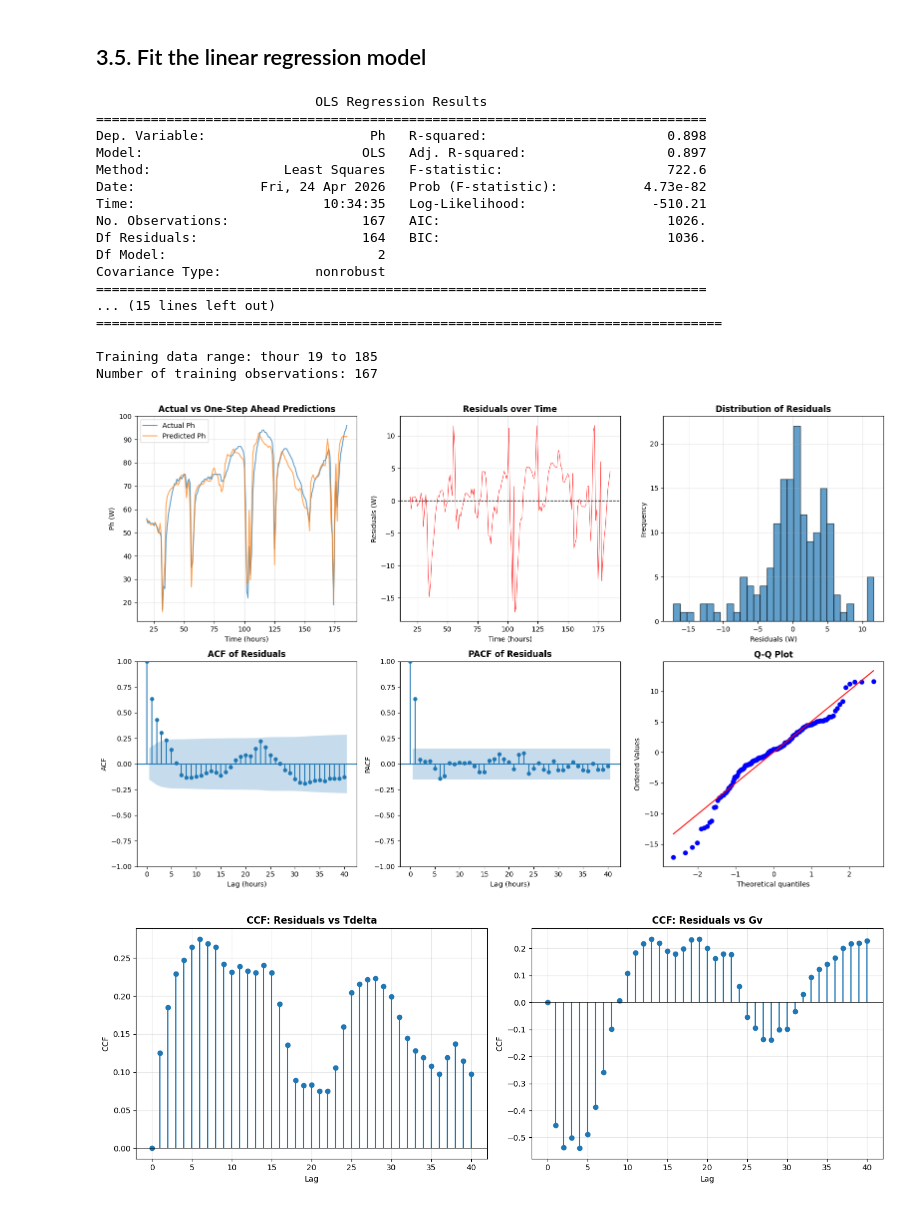
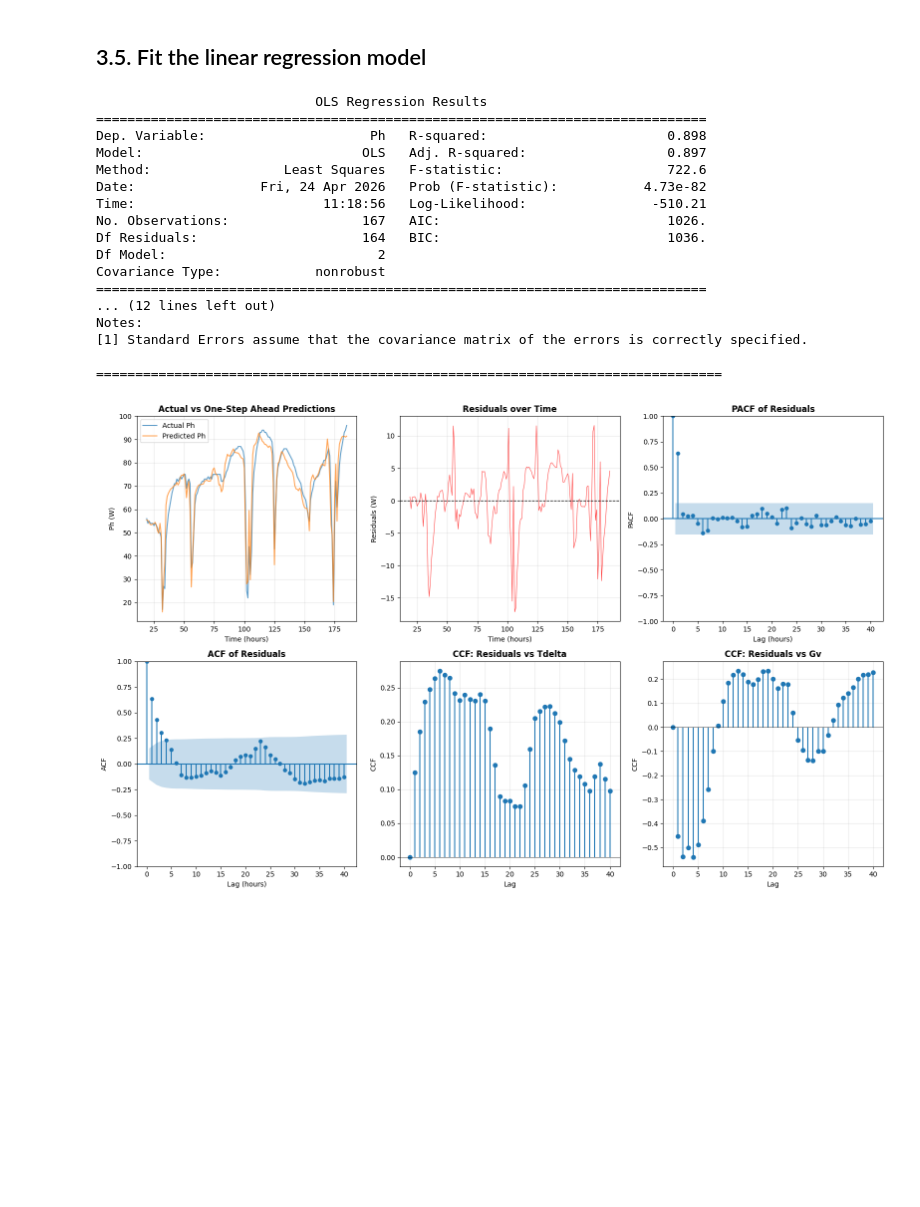
Before and after one commit to JesperDTU/TimeSeriesAnalysis_Assignments, a Jupyter notebook: Assignment3/Task3.ipynb, the cells around one changed output. Saved outputs shown, nothing was run; the diff lists cells and outputs as text; code cells hidden in the pictures; blank space fills up the shorter version.

```diff
--- a/Assignment3/Task3.ipynb
+++ b/Assignment3/Task3.ipynb
@@ -257,12 +190,7 @@ print("\n" + "="*80 + "\n")
 predictions = model.fittedvalues
 residuals = model.resid
 
-# Verify and plot only training set
-print(f"Training data range: thour {y.index.min()} to {y.index.max()}")
-print(f"Number of training observations: {len(y)}")
-
-
-# Create comprehensive diagnostic plots
+# Create single comprehensive diagnostic figure
 fig, axes = plt.subplots(2, 3, figsize=(16, 10))
 
 # 1. Actual vs Predicted
@@ -271,7 +199,6 @@ axes[0, 0].plot(predictions.index, predictions.values, label='Predicted Ph', lin
 axes[0, 0].set_title('Actual vs One-Step Ahead Predictions', fontsize=12, fontweight='bold')
 axes[0, 0].set_xlabel('Time (hours)')
 axes[0, 0].set_ylabel('Ph (W)')
-#axes[0, 0].set_xlim(left=0, right=167)
 axes[0, 0].legend()
 axes[0, 0].grid(True, alpha=0.3)
 
@@ -283,12 +210,11 @@ axes[0, 1].set_xlabel('Time (hours)')
 axes[0, 1].set_ylabel('Residuals (W)')
 axes[0, 1].grid(True, alpha=0.3)
 
-# 3. Histogram of residuals
-axes[0, 2].hist(residuals, bins=30, edgecolor='black', alpha=0.7)
-axes[0, 2].set_title('Distribution of Residuals', fontsize=12, fontweight='bold')
-axes[0, 2].set_xlabel('Residuals (W)')
-axes[0, 2].set_ylabel('Frequency')
-axes[0, 2].grid(True, alpha=0.3)
+# 3. PACF of residuals
+sm.graphics.tsa.plot_pacf(residuals.dropna(), lags=40, ax=axes[0, 2], method='ywm')
+axes[0, 2].set_title('PACF of Residuals', fontsize=12, fontweight='bold')
+axes[0, 2].set_xlabel('Lag (hours)')
+axes[0, 2].set_ylabel('PACF')
 
 # 4. ACF of residuals
 sm.graphics.tsa.plot_acf(residuals.dropna(), lags=40, ax=axes[1, 0])
@@ -296,78 +222,60 @@ axes[1, 0].set_title('ACF of Residuals', fontsize=12, fontweight='bold')
 axes[1, 0].set_xlabel('Lag (hours)')
 axes[1, 0].set_ylabel('ACF')
 
-# 5. PACF of residuals
-sm.graphics.tsa.plot_pacf(residuals.dropna(), lags=40, ax=axes[1, 1], method='ywm')
-axes[1, 1].set_title('PACF of Residuals', fontsize=12, fontweight='bold')
-axes[1, 1].set_xlabel('Lag (hours)')
-axes[1, 1].set_ylabel('PACF')
-
-# 6. Q-Q plot (normality check)
-from scipy import stats
-stats.probplot(residuals, dist="norm", plot=axes[1, 2])
-axes[1, 2].set_title('Q-Q Plot', fontsize=12, fontweight='bold')
-
-plt.tight_layout()
-plt.show()
-
-# Cross-correlation between residuals and inputs
-fig, axes = plt.subplots(1, 2, figsize=(14, 5))
-
+# 5. CCF: Residuals vs Tdelta
 tdelta_ccf = ccf(residuals, train_model_data['Tdelta'])
-gv_ccf = ccf(residuals, train_model_data['Gv'])
-
 lag_limit = 40
 lag_values = np.arange(0, lag_limit + 1)
+axes[1, 1].stem(lag_values, tdelta_ccf[:lag_limit + 1], basefmt=" ")
+axes[1, 1].axhline(y=0, color='k', linestyle='-', linewidth=0.5)
+axes[1, 1].set_title('CCF: Residuals vs Tdelta', fontsize=12, fontweight='bold')
+axes[1, 1].set_xlabel('Lag')
+axes[1, 1].set_ylabel('CCF')
+axes[1, 1].grid(True, alpha=0.3)
 
-axes[0].stem(lag_values, tdelta_ccf[:lag_limit + 1], basefmt=" ")
-axes[0].axhline(y=0, color='k', linestyle='-', linewidth=0.5)
-axes[0].set_title('CCF: Residuals vs Tdelta', fontsize=12, fontweight='bold')
-axes[0].set_xlabel('Lag')
-axes[0].set_ylabel('CCF')
-axes[0].grid(True, alpha=0.3)
-
-axes[1].stem(lag_values, gv_ccf[:lag_limit + 1], basefmt=" ")
-axes[1].axhline(y=0, color='k', linestyle='-', linewidth=0.5)
-axes[1].set_title('CCF: Residuals vs Gv', fontsize=12, fontweight='bold')
-axes[1].set_xlabel('Lag')
-axes[1].set_ylabel('CCF')
-axes[1].grid(True, alpha=0.3)
+# 6. CCF: Residuals vs Gv
+gv_ccf = ccf(residuals, train_model_data['Gv'])
+axes[1, 2].stem(lag_values, gv_ccf[:lag_limit + 1], basefmt=" ")
+axes[1, 2].axhline(y=0, color='k', linestyle='-', linewidth=0.5)
+axes[1, 2].set_title('CCF: Residuals vs Gv', fontsize=12, fontweight='bold')
+axes[1, 2].set_xlabel('Lag')
+axes[1, 2].set_ylabel('CCF')
+axes[1, 2].grid(True, alpha=0.3)
 
 plt.tight_layout()
 plt.show()
 
 # Model diagnostics
 print(f"\nModel Diagnostics:")
 print(f"R-squared: {model.rsquared:.4f}")
 print(f"Adjusted R-squared: {model.rsquared_adj:.4f}")
 print(f"Residual Std. Error: {np.sqrt(model.mse_resid):.4f}")
 print(f"Mean of Residuals: {residuals.mean():.6f}")
 print(f"Std. of Residuals: {residuals.std():.4f}")
 
 # Durbin-Watson statistic
 from statsmodels.stats.stattools import durbin_watson
 dw = durbin_watson(residuals)
 print(f"Durbin-Watson Statistic: {dw:.4f} (2.0 = no autocorrelation, <2 = positive autocorr.)")
 # %% [output]
                             OLS Regression Results
 ==============================================================================
 Dep. Variable:                     Ph   R-squared:                       0.898
 Model:                            OLS   Adj. R-squared:                  0.897
 Method:                 Least Squares   F-statistic:                     722.6
 Date:                Fri, 24 Apr 2026   Prob (F-statistic):           4.73e-82
-Time:                        10:34:35   Log-Likelihood:                -510.21
+Time:                        11:18:56   Log-Likelihood:                -510.21
 No. Observations:                 167   AIC:                             1026.
 Df Residuals:                     164   BIC:                             1036.
 Df Model:                           2
 Covariance Type:            nonrobust
 ==============================================================================
-... (15 lines left out)
+... (12 lines left out)
+Notes:
+[1] Standard Errors assume that the covariance matrix of the errors is correctly specified.
+
 ================================================================================
-
-Training data range: thour 19 to 185
-Number of training observations: 167
-[figure, old version]
+[figure, new version]
-[figure, removed]
 Model Diagnostics:
 R-squared: 0.8981
 Adjusted R-squared: 0.8968
```
Also changed, not shown: parts of 3 cells of this notebook.
